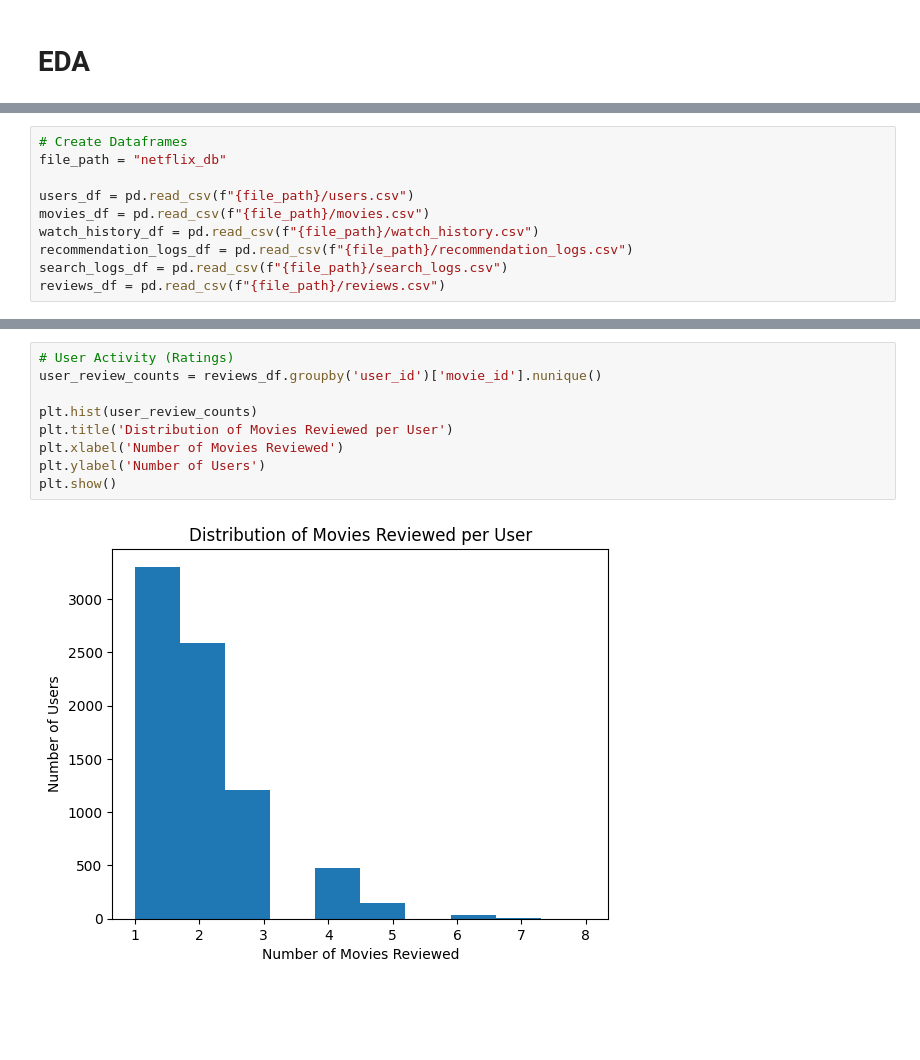
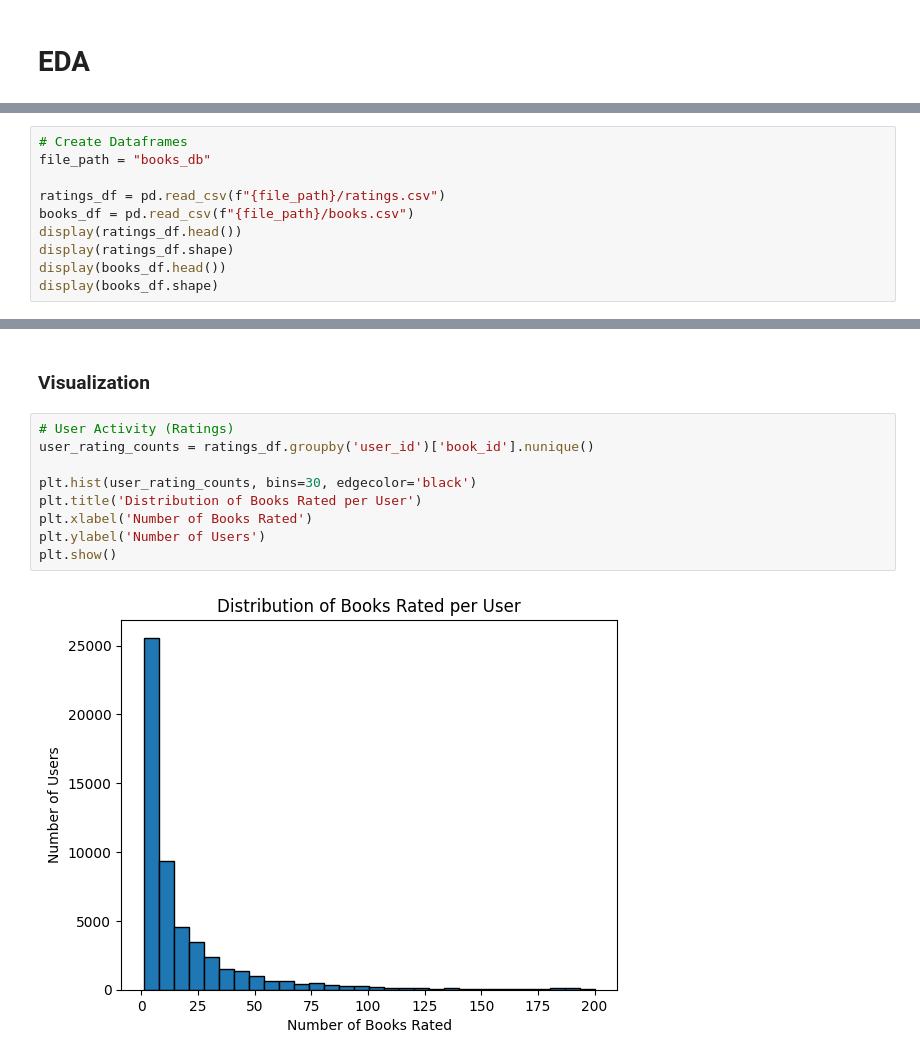
Before and after one commit to CMPE-257-JC/recommender-systems-project, a Jupyter notebook: notebooks/EDA.ipynb, the cells around one changed output, grey strips where cells are left out. Cells and saved outputs as stored; diff of their text form; blank space fills up the shorter version.

```diff
--- a/notebooks/EDA.ipynb
+++ b/notebooks/EDA.ipynb
@@ -15,10 +21,10 @@ kagglehub.dataset_download("sayeeduddin/netflix-2025user-behavior-dataset-210k-r
 # %%
 # Create Dataframes
-file_path = "netflix_db"
+file_path = "books_db"
 
-users_df = pd.read_csv(f"{file_path}/users.csv")
-movies_df = pd.read_csv(f"{file_path}/movies.csv")
-watch_history_df = pd.read_csv(f"{file_path}/watch_history.csv")
-recommendation_logs_df = pd.read_csv(f"{file_path}/recommendation_logs.csv")
-search_logs_df = pd.read_csv(f"{file_path}/search_logs.csv")
-reviews_df = pd.read_csv(f"{file_path}/reviews.csv")
+ratings_df = pd.read_csv(f"{file_path}/ratings.csv")
+books_df = pd.read_csv(f"{file_path}/books.csv")
+display(ratings_df.head())
+display(ratings_df.shape)
+display(books_df.head())
+display(books_df.shape)
@@ -253,11 +144,13 @@ plt.show()
+# %% [markdown]
+### **Visualization**
 # %%
 # User Activity (Ratings)
-user_review_counts = reviews_df.groupby('user_id')['movie_id'].nunique()
+user_rating_counts = ratings_df.groupby('user_id')['book_id'].nunique()
 
-plt.hist(user_review_counts)
-plt.title('Distribution of Movies Reviewed per User')
-plt.xlabel('Number of Movies Reviewed')
+plt.hist(user_rating_counts, bins=30, edgecolor='black')
+plt.title('Distribution of Books Rated per User')
+plt.xlabel('Number of Books Rated')
 plt.ylabel('Number of Users')
 plt.show()
 # %% [output]
-[figure, old version]
+[figure, new version]
```
Also changed, not shown: parts of 23 cells of this notebook.
